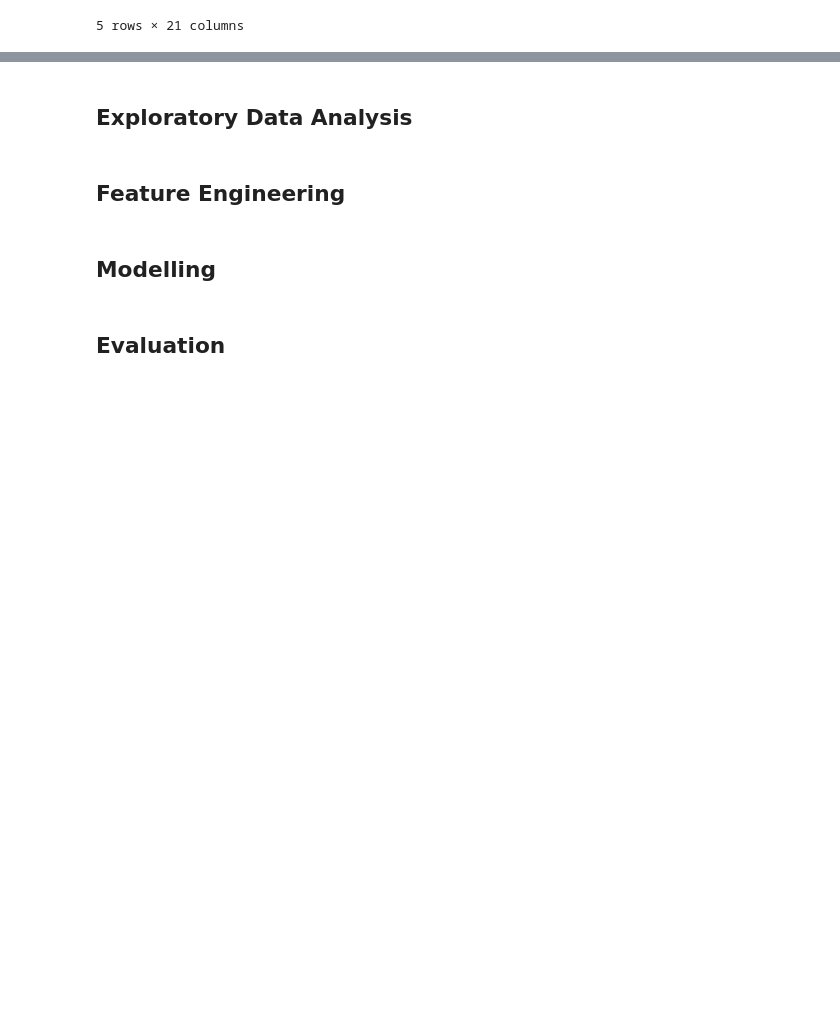
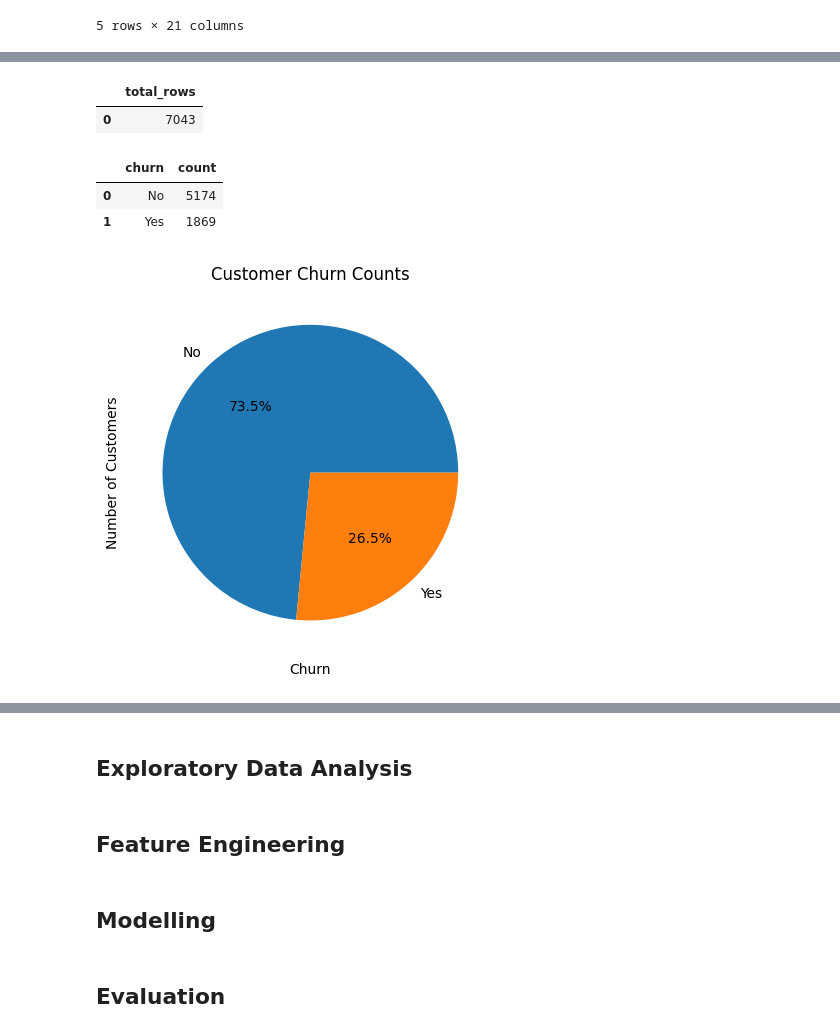
Before and after one commit to LukeYang8/churn-data, a Jupyter notebook: notebooks/telco_analysis.ipynb, the cells around one changed output, grey strips where cells are left out. Saved outputs shown, nothing was run; the diff lists cells and outputs as text; code cells hidden in the pictures; blank space fills up the shorter version.

```diff
--- a/notebooks/telco_analysis.ipynb
+++ b/notebooks/telco_analysis.ipynb
@@ -71,0 +106,25 @@ postgresql+psycopg2://postgres:Superduper101*@localhost:5432/telco_churn
+# %%
+query = "SELECT COUNT(*) as total_rows FROM telco_customer;"
+total_rows = pd.read_sql(query, con=engine)
+total_rows
+# %% [output]
+|  | total_rows |
+| 0 | 7043 |
+# %%
+query = """SELECT churn, COUNT(*) FROM telco_customer GROUP BY churn;"""
+churn_counts = pd.read_sql(query, con=engine)
+churn_counts
+# %% [output]
+|  | churn | count |
+| 0 | No | 5174 |
+| 1 | Yes | 1869 |
+# %%
+import matplotlib.pyplot as plt
+
+plt.pie(churn_counts['count'], labels=churn_counts['churn'], autopct='%1.1f%%')
+plt.title('Customer Churn Counts')
+plt.xlabel('Churn')
+plt.ylabel('Number of Customers')
+plt.show()
+# %% [output]
+[figure, added]
```
Also changed, not shown: parts of 11 cells of this notebook.
